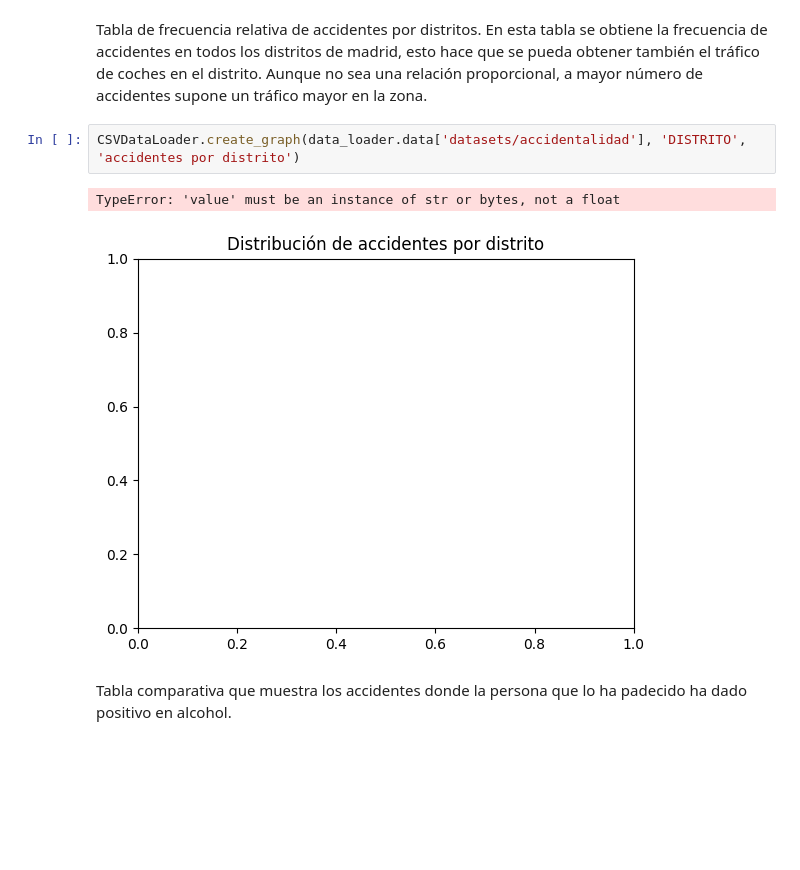
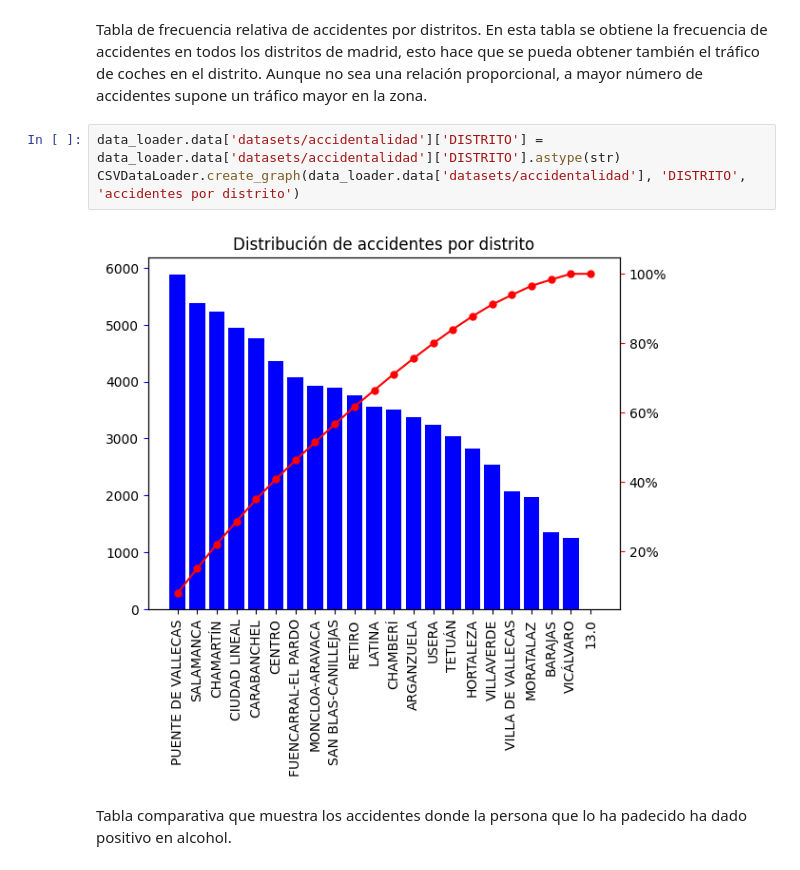
Before and after one commit to paula-gomezlucas/POD, a Jupyter notebook: CuadernoV1.ipynb, the cells around one changed output. Cells and saved outputs as stored; diff of their text form; blank space fills up the shorter version.

```diff
--- a/CuadernoV1.ipynb
+++ b/CuadernoV1.ipynb
@@ -508,10 +508,10 @@ None
 
 Tabla de frecuencia relativa de accidentes por distritos. En esta tabla se obtiene la frecuencia de accidentes en todos los distritos de madrid, esto hace que se pueda obtener también el tráfico de coches en el distrito. Aunque no sea una relación proporcional, a mayor número de accidentes supone un tráfico mayor en la zona.
 # %%
+data_loader.data['datasets/accidentalidad']['DISTRITO'] = data_loader.data['datasets/accidentalidad']['DISTRITO'].astype(str)
 CSVDataLoader.create_graph(data_loader.data['datasets/accidentalidad'], 'DISTRITO', 'accidentes por distrito')
 # %% [output]
-TypeError: 'value' must be an instance of str or bytes, not a float
-[figure, old version]
+[figure, new version]
 # %% [markdown]
 Tabla comparativa que muestra los accidentes donde la persona que lo ha padecido ha dado positivo en alcohol.
 # %%
```
Also changed, not shown: parts of 3 cells of this notebook.
